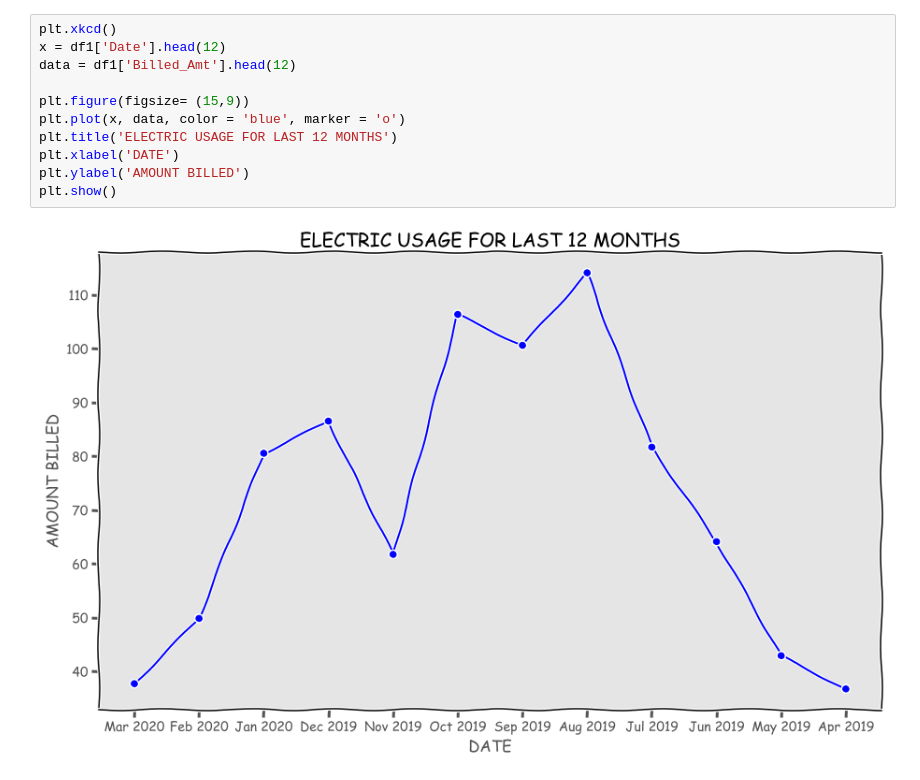
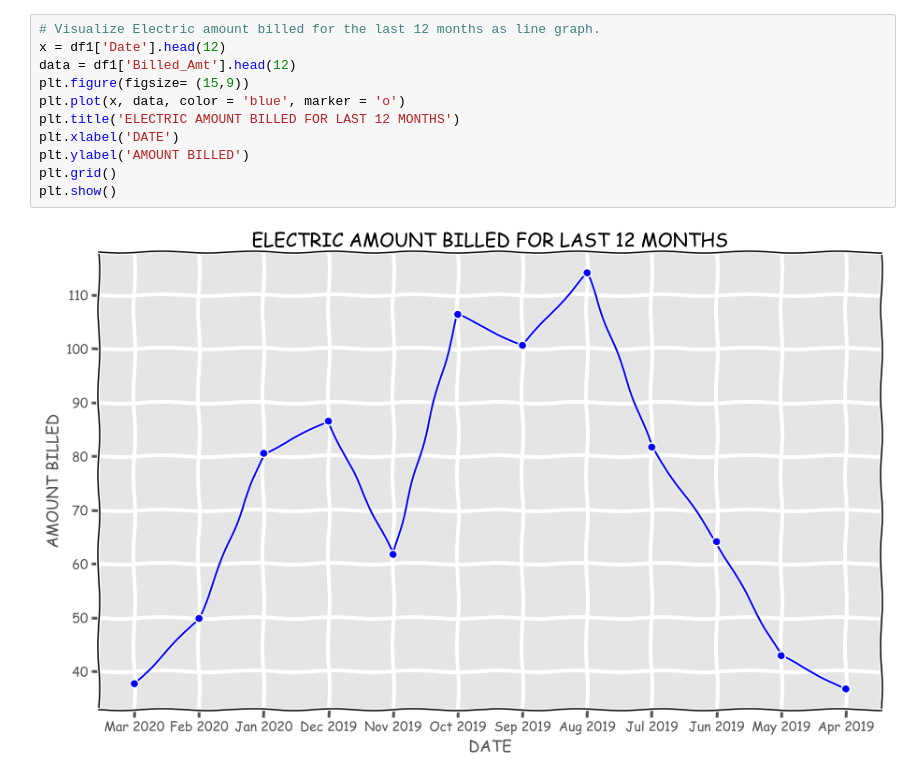
Before and after one commit to ljoycewright/Gas-Electric-Usage, a Jupyter notebook: GasElectricUsage.ipynb, the cells around one changed output. Drawn from its saved outputs; the diff is of its cells as text.

```diff
--- a/GasElectricUsage.ipynb
+++ b/GasElectricUsage.ipynb
@@ -225,16 +228,16 @@ plt.show()
 # %% [output]
 [figure]
 # %%
-plt.xkcd()
+# Visualize Electric amount billed for the last 12 months as line graph.
 x = df1['Date'].head(12)
 data = df1['Billed_Amt'].head(12)
-
 plt.figure(figsize= (15,9))
 plt.plot(x, data, color = 'blue', marker = 'o')
-plt.title('ELECTRIC USAGE FOR LAST 12 MONTHS')
+plt.title('ELECTRIC AMOUNT BILLED FOR LAST 12 MONTHS')
 plt.xlabel('DATE')
 plt.ylabel('AMOUNT BILLED')
+plt.grid()
 plt.show()
 # %% [output]
-[figure, old version]
+[figure, new version]
 # %%
```
Also changed, not shown: parts of 11 cells of this notebook.
